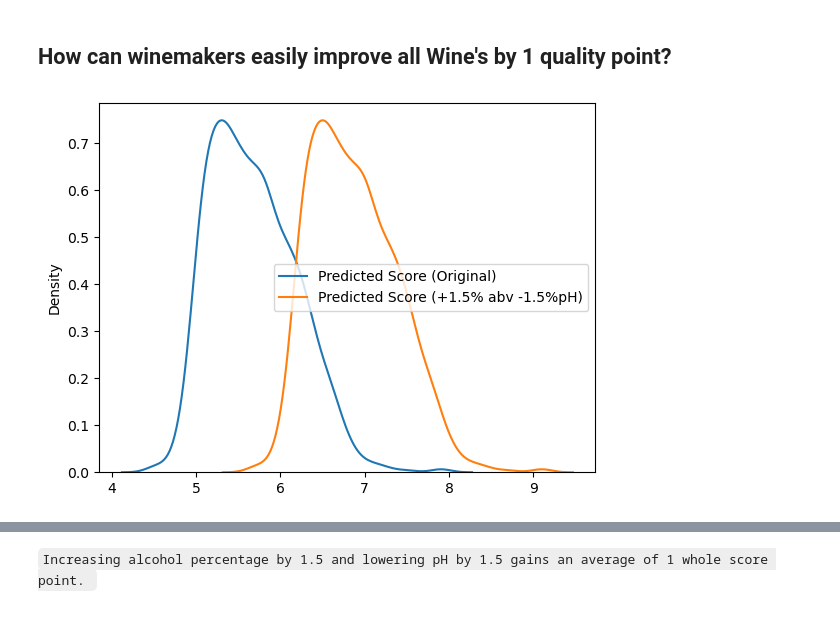
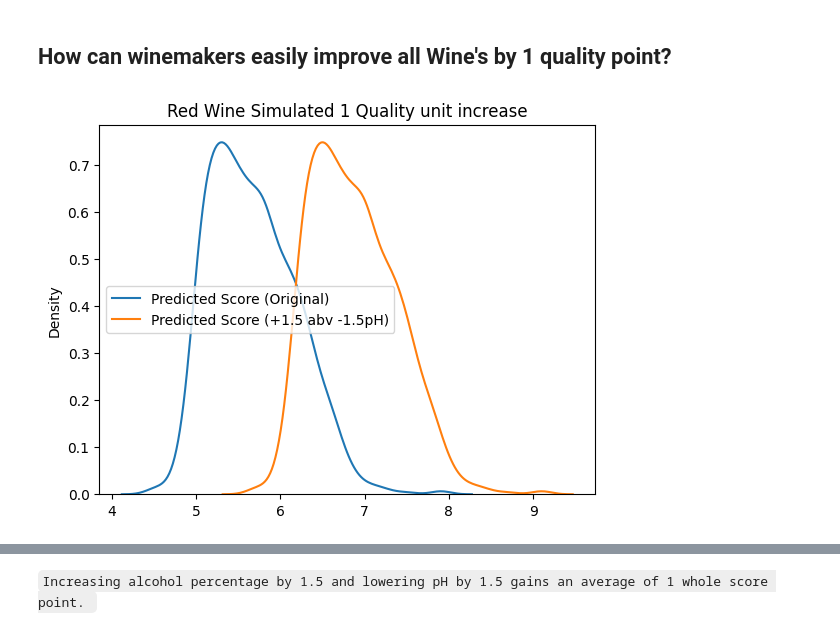
Before and after one commit to Triple-A-AAI520/AAI-520_Group3_Final_Project, a Jupyter notebook: JupyterNotebook/AAI-500_Team4_Final.ipynb, the cells around one changed output, grey strips where cells are left out. Drawn from its saved outputs; the diff is of its cells as text; code cells hidden in the pictures.

```diff
--- a/JupyterNotebook/AAI-500_Team4_Final.ipynb
+++ b/JupyterNotebook/AAI-500_Team4_Final.ipynb
@@ -407,7 +407,7 @@ Name: 774, dtype: float64
 
 Predicted wine quality: 7
 # %%
-def predict_simulated_best_wine_only_modify_pH_and_alcohol(data_source, results):
+def predict_simulated_best_wine_only_modify_pH_and_alcohol(wine_type_str, data_source, results, alcohol_add, pH_add, label):
     predicted_scores_original = []
     predicted_scores_with_modifications = []
     score_diff = []
@@ -419,16 +419,16 @@ def predict_simulated_best_wine_only_modify_pH_and_alcohol(data_source, results)
         row = X.loc[row_iter]
         row = row.drop('quality')
         predicted_quality = results.predict(row)
-        row['alcohol'] = row['alcohol'] + 1.5
-        row['pH'] = row['pH'] - 1.5
+        row['alcohol'] = row['alcohol'] + alcohol_add
+        row['pH'] = row['pH'] + pH_add
         predicted_quality_modified = results.predict(row)
         predicted_scores_original.append(predicted_quality[0])
         predicted_scores_with_modifications.append(predicted_quality_modified[0])
         score_diff = predicted_quality_modified[0] - predicted_quality[0]
 
     sns.kdeplot(predicted_scores_original, label='Predicted Score (Original)')
-    sns.kdeplot(predicted_scores_with_modifications, label="Predicted Score (+1.5% abv -1.5%pH)")
-
+    sns.kdeplot(predicted_scores_with_modifications, label=label)
+    plt.title(wine_type_str + ' Simulated 1 Quality unit increase')
     plt.legend()
     plt.show()
     print(f'Average Score difference (Score point out of 10): {np.mean(score_diff)}')
@@ -437,7 +437,7 @@ def predict_simulated_best_wine_only_modify_pH_and_alcohol(data_source, results)
 # %%
 # pH and Alcohol and both easily adjustable post fermentation.
 # What would happen to our wine scores if we increased alcohol and decreased pH?
 
-predict_simulated_best_wine_only_modify_pH_and_alcohol(wine_red, wine_red_cleaned_results)
+predict_simulated_best_wine_only_modify_pH_and_alcohol('Red Wine', wine_red, wine_red_cleaned_results, 1.5, -1.5, "Predicted Score (+1.5 abv -1.5pH)")
 # %% [output]
-[figure, old version]
+[figure, new version]
```
Also changed, not shown: parts of 19 cells of this notebook.
